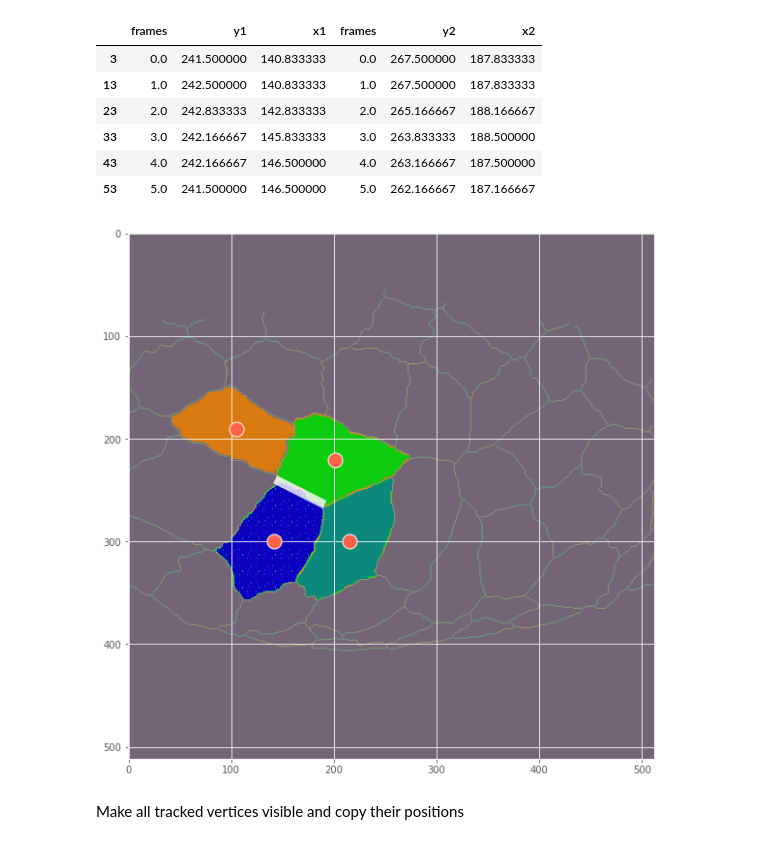
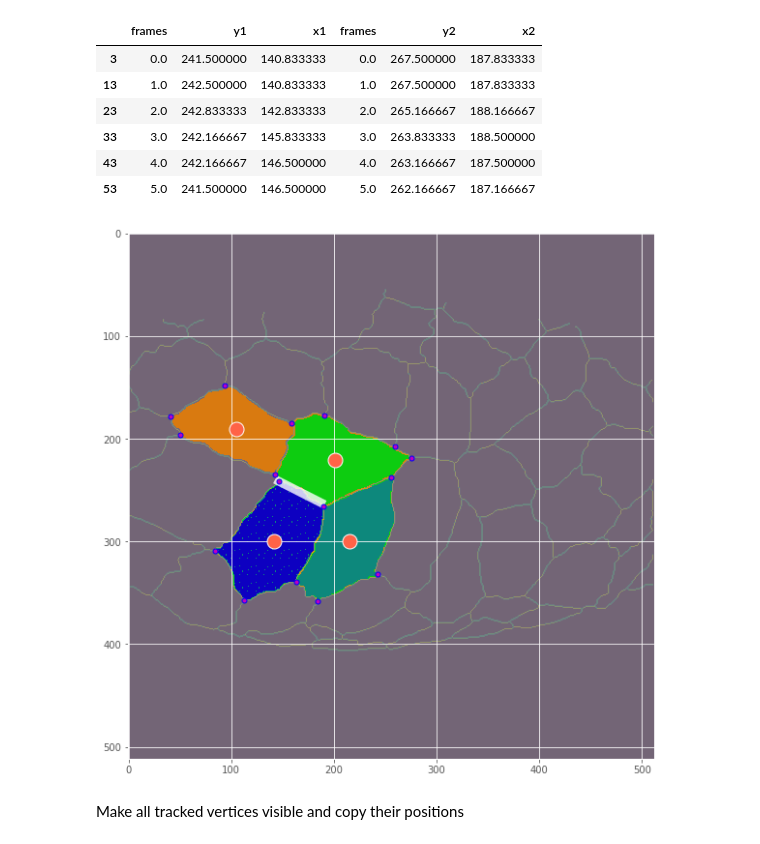
Before and after one commit to mshagirov/simgnn, a Jupyter notebook: nbs/1B_preprocess_ablationdata.ipynb, the cells around one changed output. Drawn from its saved outputs; the diff is of its cells as text; code cells hidden in the pictures.

```diff
--- a/nbs/1B_preprocess_ablationdata.ipynb
+++ b/nbs/1B_preprocess_ablationdata.ipynb
@@ -218,16 +218,41 @@ Edge pos (x,y,t=-1): [166.83333333333334, 251.83333333333334]
 | 33 | 3.0 | 242.166667 | 145.833333 | 3.0 | 263.833333 | 188.500000 |
 | 43 | 4.0 | 242.166667 | 146.500000 | 4.0 | 263.166667 | 187.500000 |
 | 53 | 5.0 | 241.500000 | 146.500000 | 5.0 | 262.166667 | 187.166667 |
+# %%
+# 2D XY grid for images
+Xgrid, Ygrid = np.meshgrid(np.arange(0,last_mask.shape[1]), np.arange(0,last_mask.shape[0]) )
+ccj_x, ccj_y = Xgrid[ last_mask != 0].ravel(), Ygrid[ last_mask != 0].ravel()
+
+v0_pos_guess = []
+for xi,yi in zip(ccj_x, ccj_y):
+    if len([li for li in np.unique(Ls_new[yi-1:yi+2,xi-1:xi+2]) if li!=0])<1:
+        continue
+    if (last_mask[yi-1:yi+2,xi-1:xi+2]/255).sum()<4:
+        continue
+    v0_pos_guess.append([xi,yi])
+
+v0_mask = np.ones((len(v0_pos_guess),),dtype=np.int32)
+v0_pos_guess = np.array(v0_pos_guess)
+v0_pos_cortd = []
+for k,vi_pos in enumerate(v0_pos_guess):
+    if v0_mask[k]<1:
+        continue
+    v0_pos_cortd.append(vi_pos)
+    v0_mask[np.sum((v0_pos_guess - vi_pos)**2,axis=1)<4] = 0
+
+v0_pos_cortd = np.stack(v0_pos_cortd,axis=0)
 # %%
 plt.figure(figsize=[10,10])
 cmap, norm = get_cell_colormap(Ls_new.max()+3)
 plt.imshow(Ls_new, cmap=cmap,norm=norm)
 plt.imshow(last_mask,alpha=.2)
 plt.plot(Cpos_new[:,0],Cpos_new[:,1],'o',c='tomato',mec='w',ms=15)
 plt.plot(node_tracking.iloc[-1,[2,4]], node_tracking.iloc[-1,[3,5]],'-w',lw=9,alpha=.8)
+for vi in v0_pos_cortd:
+    plt.plot(vi[0],vi[1],'mo',mec='b',ms=5)
 plt.show()
 # %% [output]
-[figure, old version]
+[figure, new version]
 # %%
 viewer = napari.view_image(img,name='movie')
 mask_layer = viewer.add_image(last_mask,name='mask',colormap='green',blending='additive',opacity=.5)
```
